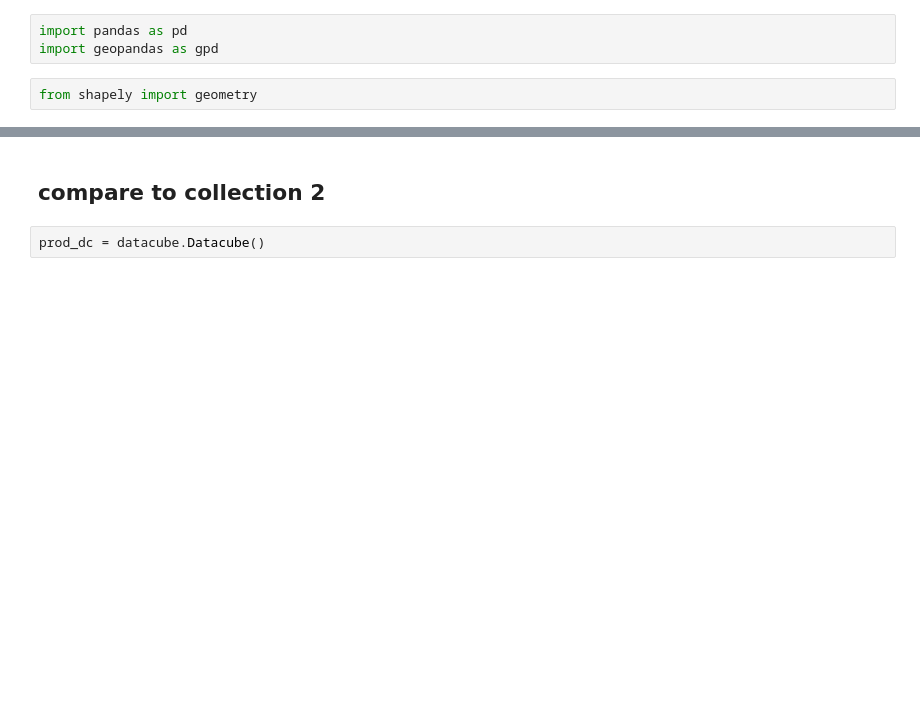
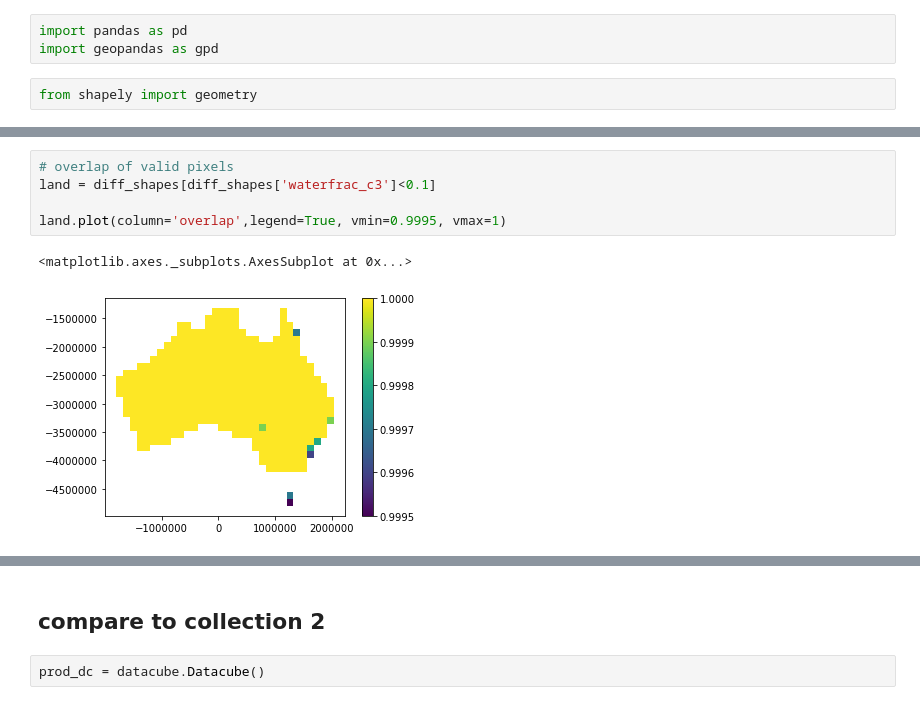
Before and after one commit to fangfy/dea-projects, a Jupyter notebook: collection_upgrade_gm/Geomedian collection 3.ipynb, the cells around one changed output, grey strips where cells are left out. Saved outputs shown, nothing was run; the diff lists cells and outputs as text; blank space fills up the shorter version.

```diff
--- a/collection_upgrade_gm/Geomedian collection 3.ipynb
+++ b/collection_upgrade_gm/Geomedian collection 3.ipynb
@@ -32,0 +45,8 @@ diff_shapes['geometry'] = shapes
+# %%
+# overlap of valid pixels
+land = diff_shapes[diff_shapes['waterfrac_c3']<0.1]
+
+land.plot(column='overlap',legend=True, vmin=0.9995, vmax=1)
+# %% [output]
+<matplotlib.axes._subplots.AxesSubplot at 0x...>
+[figure, added]
```
Also changed, not shown: parts of 26 cells of this notebook.
